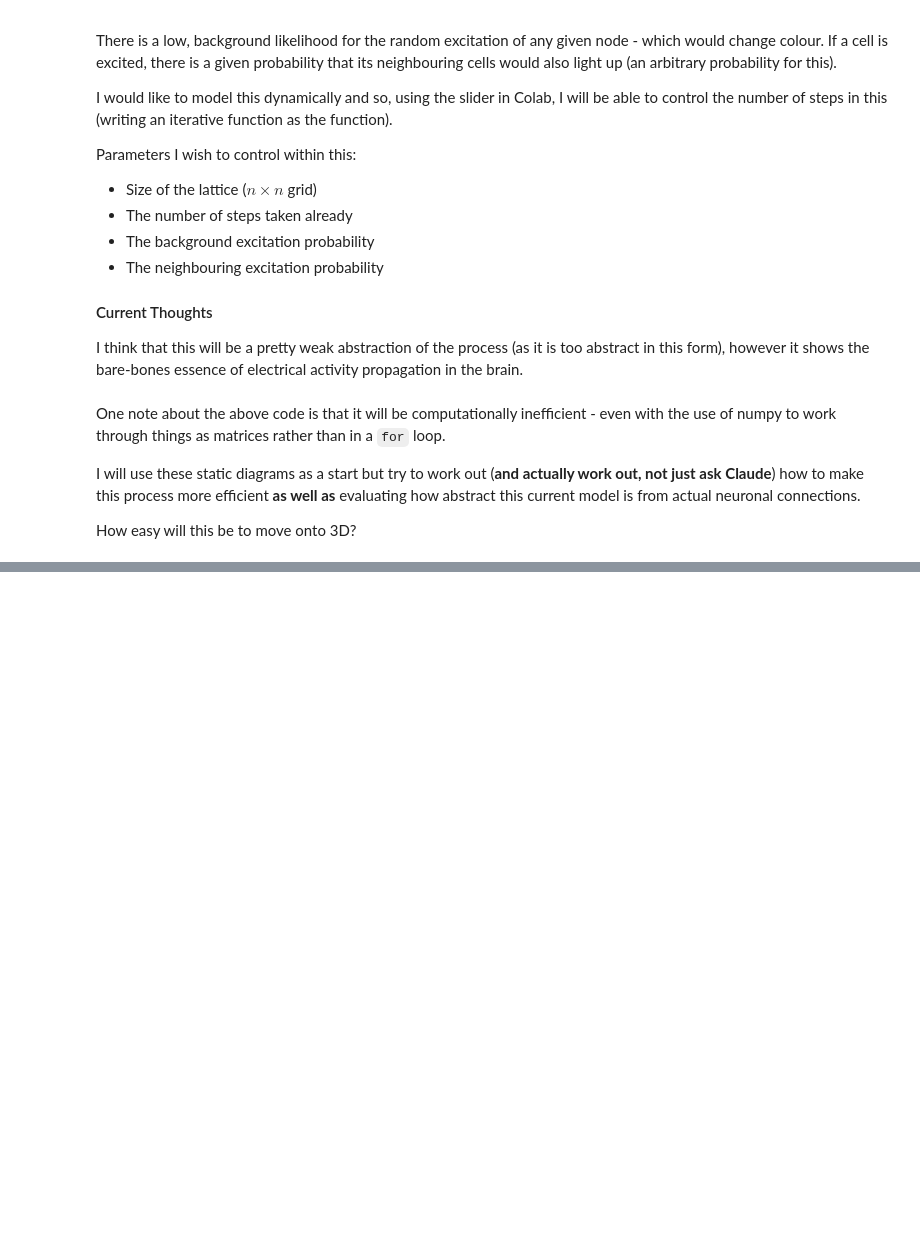
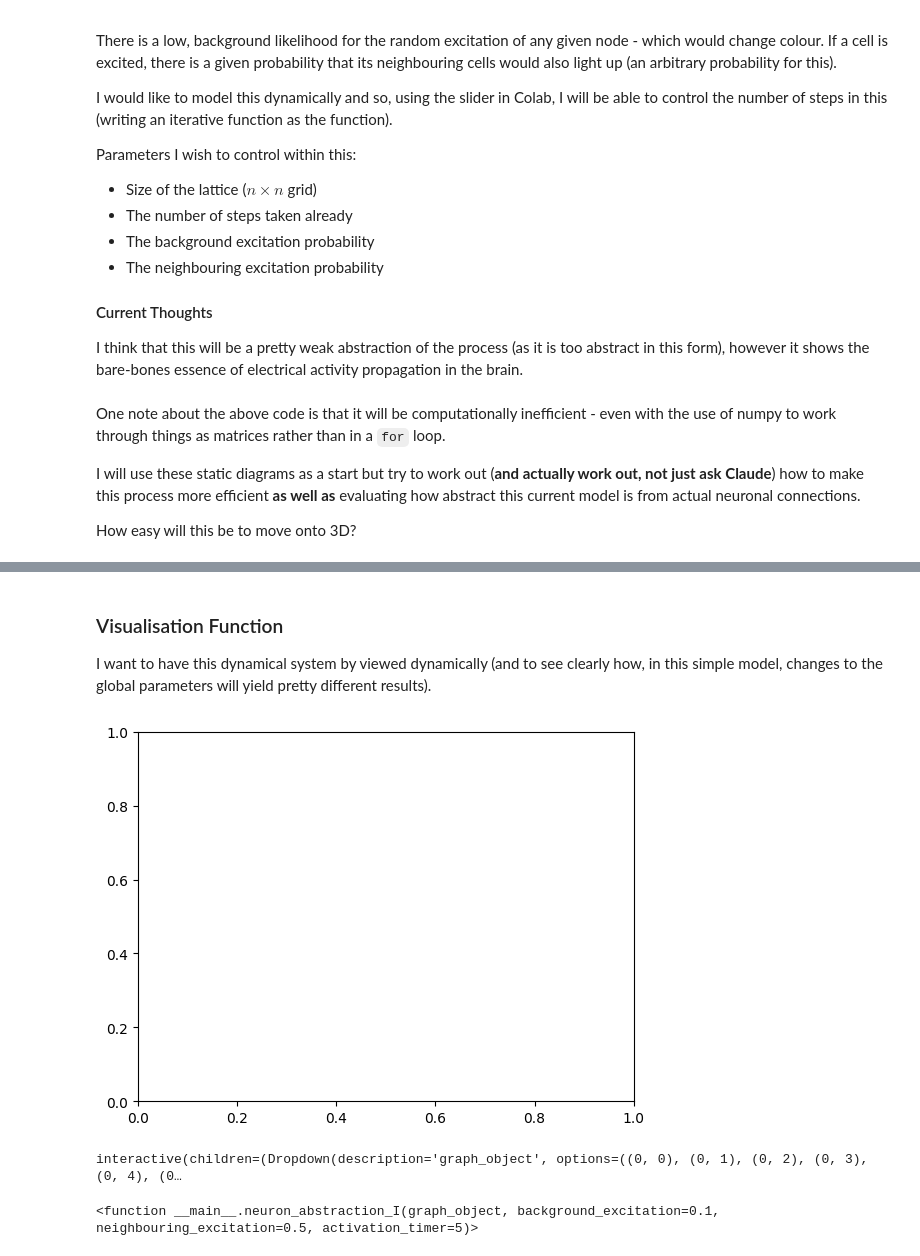
Before and after one commit to SchmetterlingIII/physics-maths, a Jupyter notebook: emergence_of_seizures__.ipynb, the cells around one changed output, grey strips where cells are left out. Saved outputs shown, nothing was run; the diff lists cells and outputs as text; code cells hidden in the pictures; blank space fills up the shorter version.

```diff
--- a/emergence_of_seizures__.ipynb
+++ b/emergence_of_seizures__.ipynb
@@ -144,7 +144,10 @@ def neuron_abstraction_I(graph_object, background_excitation=0.1, neighbouring_e
         nodes[neighbour]['refractory'] = False
         nodes[neighbour]['timer'] = 0
 
-    return graph_object
+    pos = nx.kamada_kawai_layout(graph_object)
+    colours = [node['colour'] for node in graph_object.nodes()]
+    nx.draw(graph_object, pos=pos, node_color=colours, node_size=25)
+    #display(fig)
 # %% [markdown]
 One note about the above code is that it will be computationally inefficient - even with the use of numpy to work through things as matrices rather than in a `for` loop.
 
@@ -157,30 +156,0 @@ Now try to write this properly as I would like to adjust certain parameters and
-# %%
-
-# 1. Define functions (you already have these)
-def generate_states(G, n_steps=50):
-    pos = nx.kamada_kawai_layout(G)
-    states = []
-
-    current_graph = G
-    for i in range(n_steps):
-        current_graph = neuron_abstraction_I(current_graph)
-        state_dict = {node: dict(current_graph.nodes[node]) for node in current_graph.nodes()}
-        states.append(state_dict)
-
-    return pos, states, current_graph
-
-def plot_step(step, pos, states, G):
-    plt.figure(figsize=(8, 6))
-    colours = [states[step][node]['colour'] for node in G.nodes()]
-    nx.draw(G, pos=pos, node_color=colours, node_size=25)
-    plt.title(f'Step {step}')
-    plt.show()
-
-# 2. Generate the states
-pos, states, G = generate_states(G, n_steps=10)
-
-# 3. Create interactive slider
-widgets.interact(
-    lambda step: plot_step(step, pos, states, G),
-    step=widgets.IntSlider(min=0, max=len(states)-1, value=0, description='Step:')
-)
@@ -193,0 +157,10 @@ interactive(children=(IntSlider(value=0, description='Step:', max=10), Output())
+# %% [markdown]
+### Visualisation Function
+I want to have this dynamical system by viewed dynamically (and to see clearly how, in this simple model, changes to the global parameters will yield pretty different results).
+# %%
+fig, ax = plt.subplots()
+ipy.interact(neuron_abstraction_I, graph_object=G, background_excitation=(0, 0.3, 0.01), neighbouring_excitation=(0.3, 1, 0.05))
+# %% [output]
+[figure, added]
+interactive(children=(Dropdown(description='graph_object', options=((0, 0), (0, 1), (0, 2), (0, 3), (0, 4), (0…
+<function __main__.neuron_abstraction_I(graph_object, background_excitation=0.1, neighbouring_excitation=0.5, activation_timer=5)>
```
Also changed, not shown: parts of 4 cells of this notebook.
